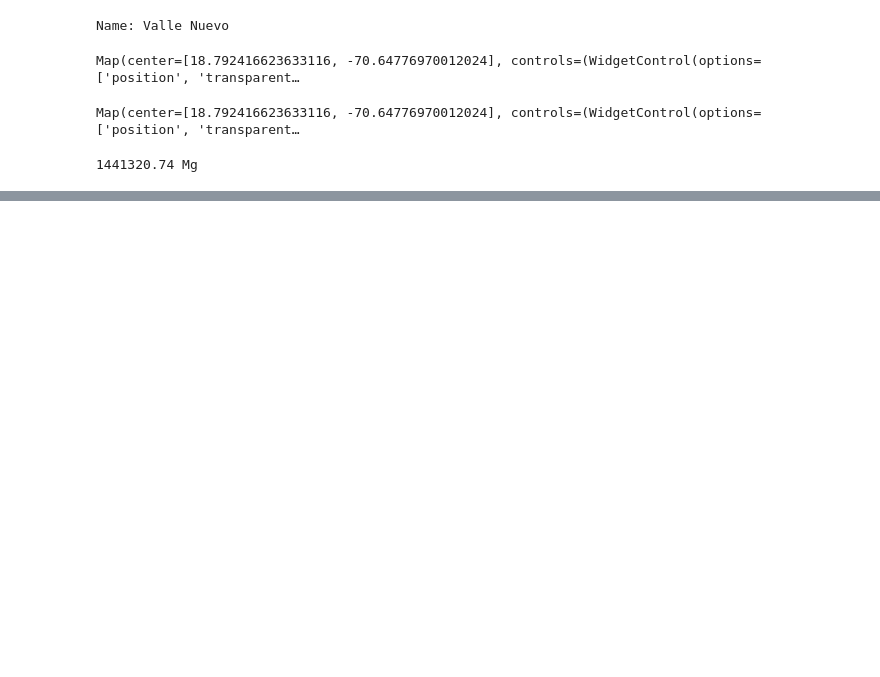
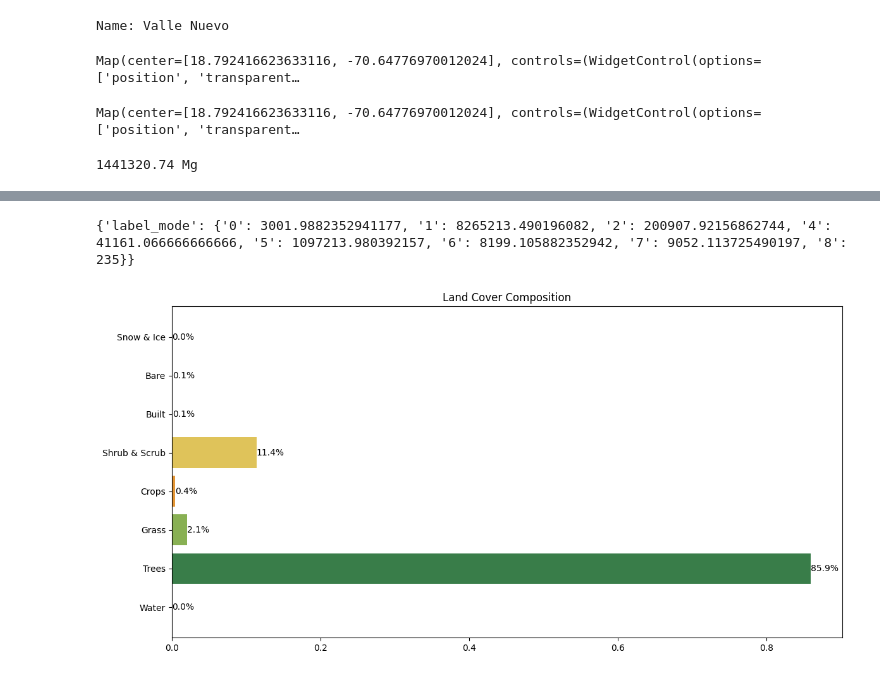
Before and after one commit to osgeokr/kari-sdm, a Jupyter notebook: 240726_npp_analysis_cotubanama_national_park.ipynb, the cells around one changed output, grey strips where cells are left out. Drawn from its saved outputs; the diff is of its cells as text; code cells hidden in the pictures; blank space fills up the shorter version.

```diff
--- a/240726_npp_analysis_cotubanama_national_park.ipynb
+++ b/240726_npp_analysis_cotubanama_national_park.ipynb
@@ -85,3 +85,12 @@ total_npp = npp_sum * 250000 * 0.001
 print(f"{total_npp:.2f} Mg")
 # %% [output]
 1441320.74 Mg
+# %%
+# Cotubanama National Park
+wdpa = ee.FeatureCollection("WCMC/WDPA/current/polygons")
+
+# Cotubanama National Park
+# wdpa = wdpa.filter(ee.Filter.eq('WDPAID', 180))
+
+# Valle Nuevo National Park
+wdpa = wdpa.filter(ee.Filter.eq('WDPAID', 478142))
@@ -87,0 +133,48 @@ print(f"{total_npp:.2f} Mg")
+# %%
+# 토지 피복 클래스의 픽셀 수 계산
+counts = dw_composite_clipped.reduceRegion(
+    reducer=ee.Reducer.frequencyHistogram(),
+    geometry=wdpa.geometry(),
+    scale=10,
+    maxPixels=1e9
+).getInfo()
+
+# Dictionary에서 'label_mode' 키 값 가져오기
+counts = counts['label_mode']
+# %% [output]
+{'label_mode': {'0': 3001.9882352941177, '1': 8265213.490196082, '2': 200907.92156862744, '4': 41161.066666666666, '5': 1097213.980392157, '6': 8199.105882352942, '7': 9052.113725490197, '8': 235}}
+# %%
+# 데이터프레임으로 변환
+df = pd.DataFrame(list(counts.items()), columns=['Class', 'Count'])
+
+# 클래스 이름 및 색상 매핑
+class_names = ['Water', 'Trees', 'Grass', 'Flooded Vegetation', 'Crops', 'Shrub & Scrub', 'Built', 'Bare', 'Snow & Ice']
+class_colors = ['#419BDF', '#397D49', '#88B053', '#7A87C6', '#E49635', '#DFC35A', '#C4281B', '#A59B8F', '#B39FE1']
+
+# 클래스 이름과 색상을 매핑하여 데이터프레임에 추가
+df['Class'] = df['Class'].astype(int)
+df['Class Name'] = df['Class'].apply(lambda x: class_names[x] if x < len(class_names) else 'Unknown')
+df['Color'] = df['Class'].apply(lambda x: class_colors[x] if x < len(class_colors) else '#000000')
+df = df.sort_values(by='Class')
+
+# 전체 픽셀 수 계산
+total_count = df['Count'].sum()
+
+# 각 클래스의 비율 계산
+df['Percentage'] = df['Count'] / total_count
+
+# 막대 그래프 생성 (수평 막대 그래프)
+plt.figure(figsize=(12, 6))
+bars = plt.barh(df['Class Name'], df['Percentage'], color=df['Color'])
+
+# 퍼센트 레이블 추가
+for bar, percentage in zip(bars, df['Percentage']):
+    plt.text(bar.get_width(), bar.get_y() + bar.get_height() / 2, f'{percentage:.1%}', ha='left', va='center')
+
+# plt.ylabel('Land Cover Class')
+# plt.xlabel('Percentage')
+plt.title('Land Cover Composition')
+plt.tight_layout()
+plt.show()
+# %% [output]
+[figure, added]
```
Also changed, not shown: parts of 2 cells of this notebook.
